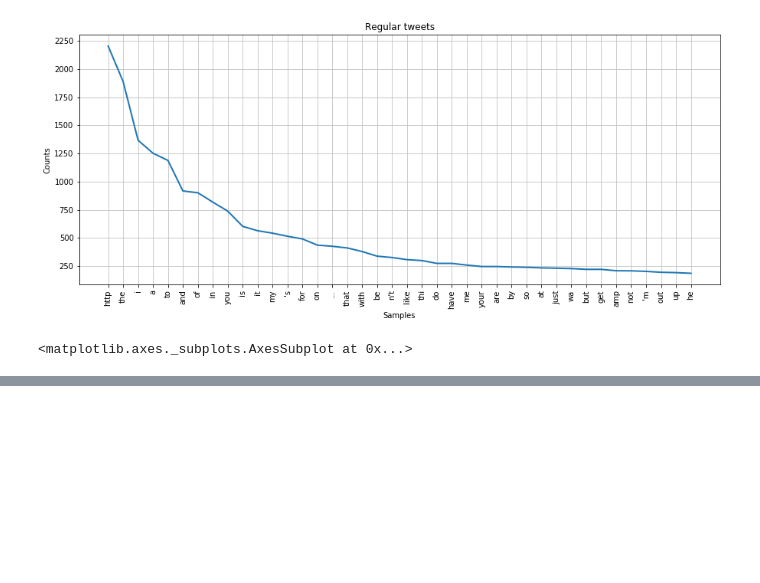
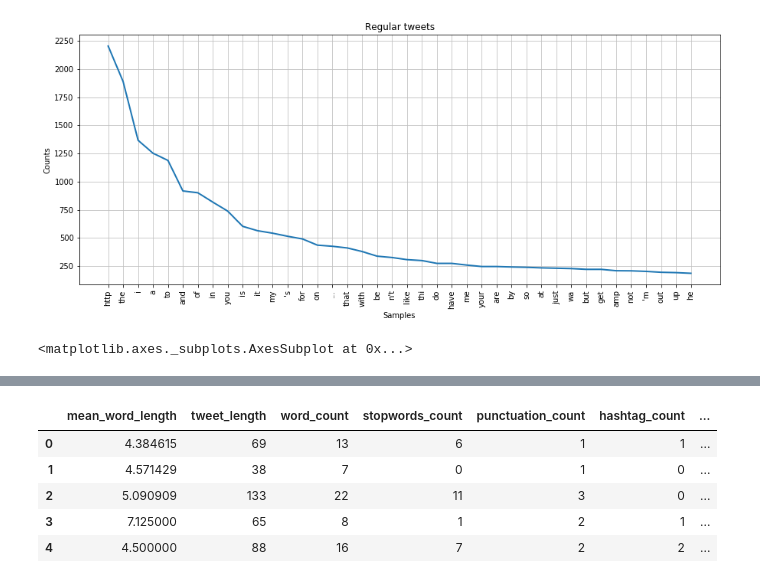
Before and after one commit to Velociraptorvelraptor/disaster-tweets, a Jupyter notebook: disaster_tweets.ipynb, the cells around one changed output, grey strips where cells are left out. Drawn from its saved outputs; the diff is of its cells as text; code cells hidden in the pictures; blank space fills up the shorter version.

```diff
--- a/disaster_tweets.ipynb
+++ b/disaster_tweets.ipynb
@@ -138,0 +198,12 @@ plt.tight_layout(pad = 0)
+# %%
+X = data.drop(["id", "keyword", "url_count", "@_count", "stemmed_tokens", "location", "target"], axis=1)
+y = data["target"]
+# %%
+X.head(5)
+# %% [output]
+|  | mean_word_length | tweet_length | word_count | stopwords_count | punctuation_count | hashtag_count | ... |
+| 0 | 4.384615 | 69 | 13 | 6 | 1 | 1 | ... |
+| 1 | 4.571429 | 38 | 7 | 0 | 1 | 0 | ... |
+| 2 | 5.090909 | 133 | 22 | 11 | 3 | 0 | ... |
+| 3 | 7.125000 | 65 | 8 | 1 | 2 | 1 | ... |
+| 4 | 4.500000 | 88 | 16 | 7 | 2 | 2 | ... |
```
Also changed, not shown: parts of 12 cells of this notebook.
